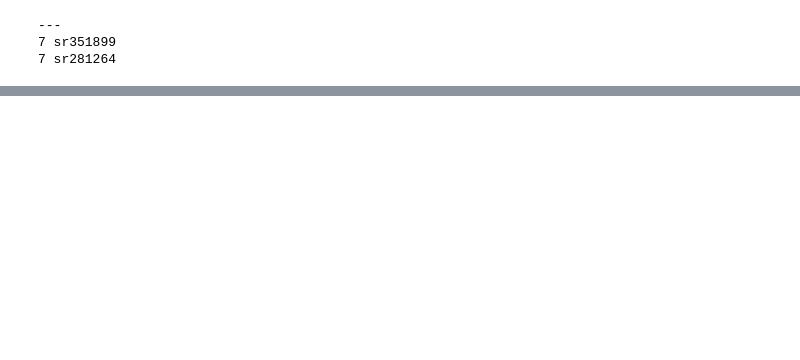
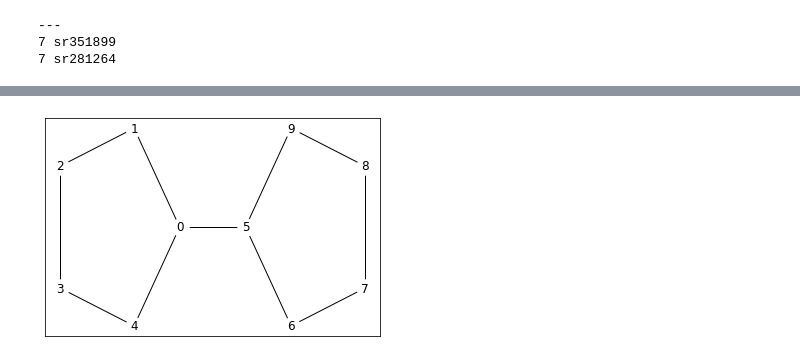
Before and after one commit to twitter-research/cwn, a Jupyter notebook: data/notebooks/SR_graphs.ipynb, the cells around one changed output, grey strips where cells are left out. Saved outputs shown, nothing was run; the diff lists cells and outputs as text; code cells hidden in the pictures; blank space fills up the shorter version.

```diff
--- a/data/notebooks/SR_graphs.ipynb
+++ b/data/notebooks/SR_graphs.ipynb
@@ -55,0 +136,5 @@ print(max_size)
+# %%
+G = nx.from_edgelist(edge_list)
+nodes = nx.draw_networkx(G, pos, node_color='w', linewidths=1, alpha=1.0)
+# %% [output]
+[figure, added]
```
Also changed, not shown: parts of 8 cells of this notebook, 2 other files.
